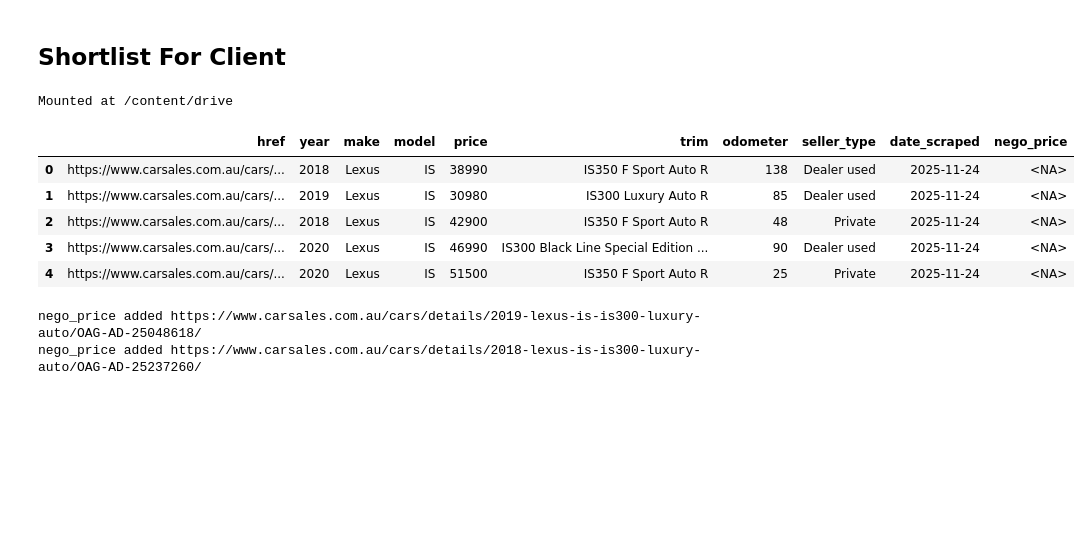
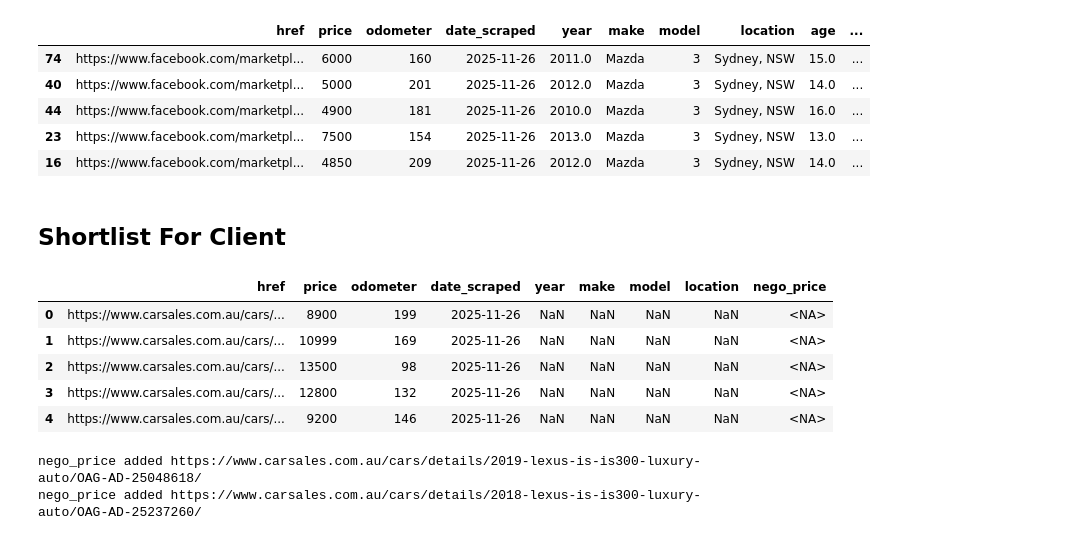
Before and after one commit to imrogerjiang/market_analysis, a Jupyter notebook: analytics.ipynb, the cells around one changed output. Drawn from its saved outputs; the diff is of its cells as text; code cells hidden in the pictures; blank space fills up the shorter version.

```diff
--- a/analytics.ipynb
+++ b/analytics.ipynb
@@ -149,11 +153,13 @@ def clean_and_rename_cs(df: pd.DataFrame) -> pd.DataFrame:
 path = ""
 files = glob.glob(os.path.join(path, "carsales*.csv"))
 cs = pd.concat([clean_and_rename_cs(pd.read_csv(f)) for f in files], ignore_index=True)
+for f in files:
+    print(f"{f} - {len(pd.read_csv(f))} listings.")
 
 # Dropping duplicates
 cs['href'] = cs['href'].astype(str)
 cs = cs.drop_duplicates(subset=['href'], keep='first')
-print(f"{len(cs)} carsales listings.")
+print(f"{len(cs)} carsales listings total.")
 
 cs.head(5)
 
@@ -430,11 +452,11 @@ Hyundai i35X    https://www.facebook.com/marketplace/item/763165433282128/
+# %%
+best_n.head()
+# %% [output]
+|  | href | price | odometer | date_scraped | year | make | model | location | age | ... |
+| 74 | https://www.facebook.com/marketpl... | 6000 | 160 | 2025-11-26 | 2011.0 | Mazda | 3 | Sydney, NSW | 15.0 | ... |
+| 40 | https://www.facebook.com/marketpl... | 5000 | 201 | 2025-11-26 | 2012.0 | Mazda | 3 | Sydney, NSW | 14.0 | ... |
+| 44 | https://www.facebook.com/marketpl... | 4900 | 181 | 2025-11-26 | 2010.0 | Mazda | 3 | Sydney, NSW | 16.0 | ... |
+| 23 | https://www.facebook.com/marketpl... | 7500 | 154 | 2025-11-26 | 2013.0 | Mazda | 3 | Sydney, NSW | 13.0 | ... |
+| 16 | https://www.facebook.com/marketpl... | 4850 | 209 | 2025-11-26 | 2012.0 | Mazda | 3 | Sydney, NSW | 14.0 | ... |
 # %% [markdown]
 ## Shortlist For Client
-# %%
-# ╔═════════════════════════════╗
-# ║     VA PLEASE IGNORE        ║
-from google.colab import drive
-drive.mount('/content/drive')
-# ╚═════════════════════════════╝
-df1 = pd.read_csv(f"/content/drive/MyDrive/Clients/paid/{client_id}_{model_short}.csv")
-# %% [output]
-Mounted at /content/drive
@@ -448,23 +463,23 @@ model_name = "Honda Jazz"
 # %%
 # Reading in [client_id]_[model_short].csv
-df1 = pd.read_csv(f"{client_id}_{model_short}.csv")
+df1 = pd.read_csv(f"/content/drive/Shareddrives/data/market_analysis/{client_id}_{model_short}.csv")
 df1["nego_price"] = pd.NA
 df1.head()
 
 # ╔═════════════════════════════╗
 # ║    🔎 VA TO CHECK OUTPUT    ║
 
 # 1. Check the following columns exist and entries is correct.
 # href, year, make, model, price, trim, odometer, seller_type
 
 # ╚═════════════════════════════╝
 # %% [output]
-|  | href | year | make | model | price | trim | odometer | seller_type | date_scraped | nego_price |
-| 0 | https://www.carsales.com.au/cars/... | 2018 | Lexus | IS | 38990 | IS350 F Sport Auto R | 138 | Dealer used | 2025-11-24 | <NA> |
-| 1 | https://www.carsales.com.au/cars/... | 2019 | Lexus | IS | 30980 | IS300 Luxury Auto R | 85 | Dealer used | 2025-11-24 | <NA> |
-| 2 | https://www.carsales.com.au/cars/... | 2018 | Lexus | IS | 42900 | IS350 F Sport Auto R | 48 | Private | 2025-11-24 | <NA> |
-| 3 | https://www.carsales.com.au/cars/... | 2020 | Lexus | IS | 46990 | IS300 Black Line Special Edition ... | 90 | Dealer used | 2025-11-24 | <NA> |
-| 4 | https://www.carsales.com.au/cars/... | 2020 | Lexus | IS | 51500 | IS350 F Sport Auto R | 25 | Private | 2025-11-24 | <NA> |
+|  | href | price | odometer | date_scraped | year | make | model | location | nego_price |
+| 0 | https://www.carsales.com.au/cars/... | 8900 | 199 | 2025-11-26 | NaN | NaN | NaN | NaN | <NA> |
+| 1 | https://www.carsales.com.au/cars/... | 10999 | 169 | 2025-11-26 | NaN | NaN | NaN | NaN | <NA> |
+| 2 | https://www.carsales.com.au/cars/... | 13500 | 98 | 2025-11-26 | NaN | NaN | NaN | NaN | <NA> |
+| 3 | https://www.carsales.com.au/cars/... | 12800 | 132 | 2025-11-26 | NaN | NaN | NaN | NaN | <NA> |
+| 4 | https://www.carsales.com.au/cars/... | 9200 | 146 | 2025-11-26 | NaN | NaN | NaN | NaN | <NA> |
 # %%
 # ╔═════════════════════════════════╗
 # ║ ✏️ VA TO ADD NEGOTIATED PRICE   ║
```
Also changed, not shown: parts of 12 cells of this notebook.
